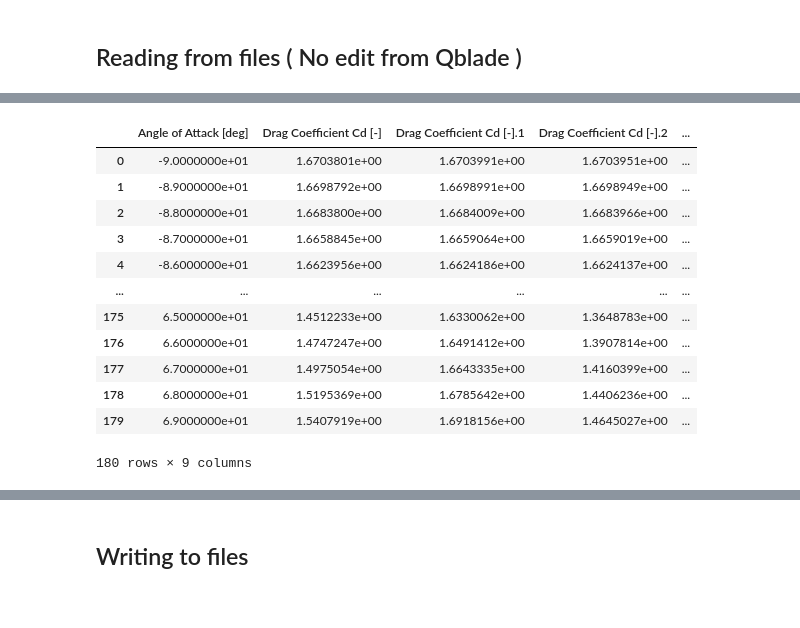
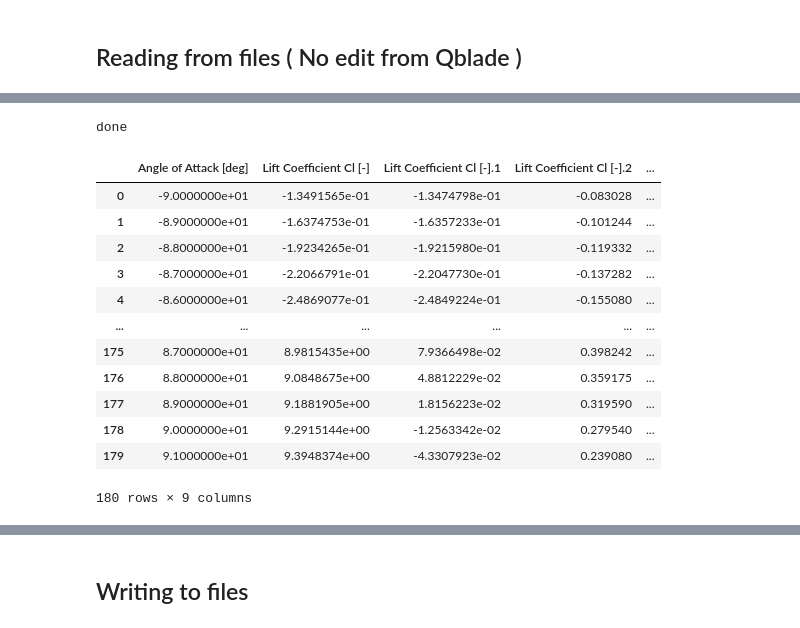
Before and after one commit to Pedro-pb-coder/polars.Qblade, a Jupyter notebook: polares.all.ipynb, the cells around one changed output, grey strips where cells are left out. Cells and saved outputs as stored; diff of their text form; code cells hidden in the pictures.

```diff
--- a/polares.all.ipynb
+++ b/polares.all.ipynb
@@ -15,8 +15,8 @@ pandas version 2.0.3
 # %% [markdown]
 ## Reading from files ( No edit from Qblade )
 # %%
-df = pd.read_csv("/kaggle/input/polar-try/Clark Y/esconde_geim/all_cd.txt",delimiter='\t',skiprows=2)
-
+df_cd = pd.read_csv("/kaggle/input/polar-try/Clark Y/esconde_geim/all_cd.txt",delimiter='\t',skiprows=2)
+df_cl = pd.read_csv("/kaggle/input/polar-try/Clark Y/esconde_geim/all_cl.txt",delimiter='\t',skiprows=2)
 #/kaggle/input/polar-try/Clark Y/esconde_geim/all_cd.txt
 #df2 = pd.read_csv("/kaggle/input/polar-try/Clark Y/cl/cl_R_4.5e4.txt",delimiter='\t', skiprows=1, usecols=['Angle of Attack [deg]', 'Lift Coefficient Cl [-]'])
 df3 = pd.read_csv("/kaggle/input/polar-try/Clark Y/cl/cl_R_1e5.txt",delimiter='\t', skiprows=2, usecols=['Angle of Attack [deg]', 'Lift Coefficient Cl [-]'])
@@ -27,7 +27,8 @@ df4 = pd.read_csv("/kaggle/input/polar-try/Clark Y/cd/cd_R_4.5e4.txt",delimiter=
 #df2['cl_next'] = df3.iloc[:, 1]
 
 #print(df.columns)
-df.head(12)
+df_cl.head(6)
+#df_cd.head(12)
 
 #print(df2.columns)
 #df2.head(12)
@@ -49,5 +76,5 @@ df.head(12)
 # %%
-columns_to_drop = [
+columns_to_drop_cd = [
     'Angle of Attack [deg].1',
     'Angle of Attack [deg].2',
     'Angle of Attack [deg].3',
@@ -58,6 +85,18 @@ columns_to_drop = [
     'Angle of Attack [deg].8',
     'Drag Coefficient Cd [-].8'
 ]
+#Drag Coefficient Cd [-].8
+columns_to_drop_cl = [
+    'Angle of Attack [deg].1',
+    'Angle of Attack [deg].2',
+    'Angle of Attack [deg].3',
+    'Angle of Attack [deg].4',
+    'Angle of Attack [deg].5',
+    'Angle of Attack [deg].6',
+    'Angle of Attack [deg].7',
+    'Angle of Attack [deg].8',
+    'Lift Coefficient Cl [-].8'
+]
 
-df = df.drop(columns=columns_to_drop, errors='ignore')
-df.head(34)
+df_cl = df_cl.drop(columns=columns_to_drop_cl, errors='ignore')
+df_cd = df_cd.drop(columns=columns_to_drop_cd, errors='ignore')
@@ -82,20 +123,23 @@ df.head(34)
 # %%
 # aoenas 1 vez
-df = df.iloc[90:-90].reset_index(drop=True)
+df_cl = df_cl.iloc[90:-91].reset_index(drop=True)
+df_cd = df_cd.iloc[90:-91].reset_index(drop=True)
+print('done')
+# %% [output]
+done
 # %%
-
-df.head(180)
+df_cl.head(180)
 # %% [output]
-|  | Angle of Attack [deg] | Drag Coefficient Cd [-] | Drag Coefficient Cd [-].1 | Drag Coefficient Cd [-].2 | ... |
-| 0 | -9.0000000e+01 | 1.6703801e+00 | 1.6703991e+00 | 1.6703951e+00 | ... |
-| 1 | -8.9000000e+01 | 1.6698792e+00 | 1.6698991e+00 | 1.6698949e+00 | ... |
-| 2 | -8.8000000e+01 | 1.6683800e+00 | 1.6684009e+00 | 1.6683966e+00 | ... |
-| 3 | -8.7000000e+01 | 1.6658845e+00 | 1.6659064e+00 | 1.6659019e+00 | ... |
-| 4 | -8.6000000e+01 | 1.6623956e+00 | 1.6624186e+00 | 1.6624137e+00 | ... |
+|  | Angle of Attack [deg] | Lift Coefficient Cl [-] | Lift Coefficient Cl [-].1 | Lift Coefficient Cl [-].2 | ... |
+| 0 | -9.0000000e+01 | -1.3491565e-01 | -1.3474798e-01 | -0.083028 | ... |
+| 1 | -8.9000000e+01 | -1.6374753e-01 | -1.6357233e-01 | -0.101244 | ... |
+| 2 | -8.8000000e+01 | -1.9234265e-01 | -1.9215980e-01 | -0.119332 | ... |
+| 3 | -8.7000000e+01 | -2.2066791e-01 | -2.2047730e-01 | -0.137282 | ... |
+| 4 | -8.6000000e+01 | -2.4869077e-01 | -2.4849224e-01 | -0.155080 | ... |
 | ... | ... | ... | ... | ... | ... |
-| 175 | 6.5000000e+01 | 1.4512233e+00 | 1.6330062e+00 | 1.3648783e+00 | ... |
-| 176 | 6.6000000e+01 | 1.4747247e+00 | 1.6491412e+00 | 1.3907814e+00 | ... |
-| 177 | 6.7000000e+01 | 1.4975054e+00 | 1.6643335e+00 | 1.4160399e+00 | ... |
-| 178 | 6.8000000e+01 | 1.5195369e+00 | 1.6785642e+00 | 1.4406236e+00 | ... |
-| 179 | 6.9000000e+01 | 1.5407919e+00 | 1.6918156e+00 | 1.4645027e+00 | ... |
+| 175 | 8.7000000e+01 | 8.9815435e+00 | 7.9366498e-02 | 0.398242 | ... |
+| 176 | 8.8000000e+01 | 9.0848675e+00 | 4.8812229e-02 | 0.359175 | ... |
+| 177 | 8.9000000e+01 | 9.1881905e+00 | 1.8156223e-02 | 0.319590 | ... |
+| 178 | 9.0000000e+01 | 9.2915144e+00 | -1.2563342e-02 | 0.279540 | ... |
+| 179 | 9.1000000e+01 | 9.3948374e+00 | -4.3307923e-02 | 0.239080 | ... |
 180 rows × 9 columns
```
Also changed, not shown: parts of 29 cells of this notebook.
